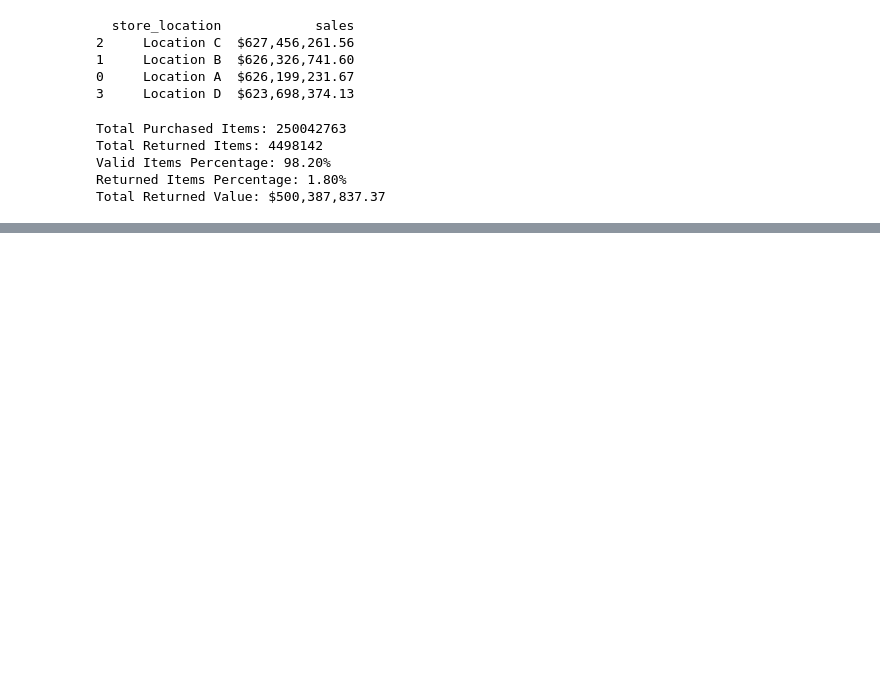
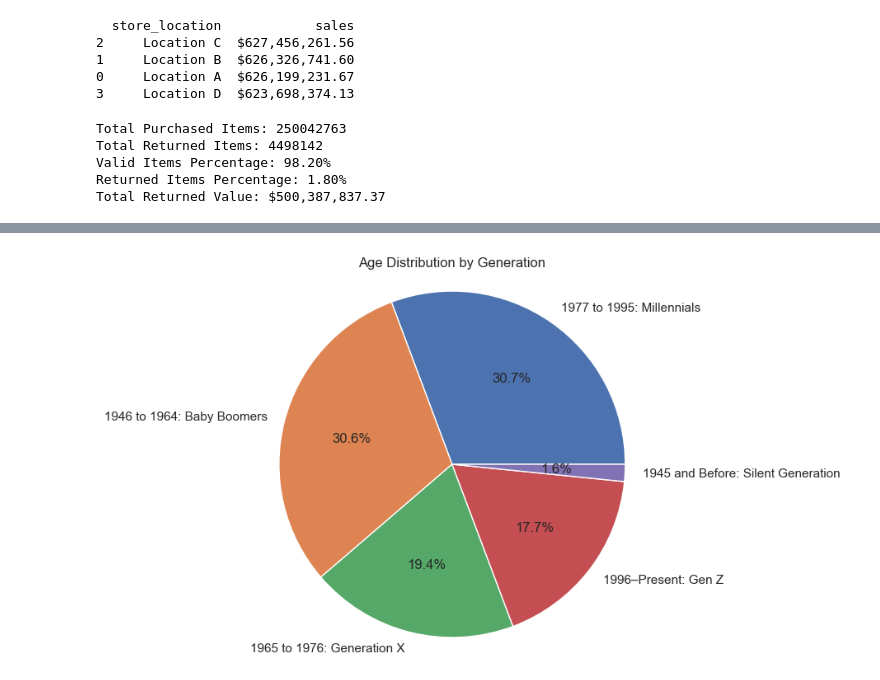
Before and after one commit to JReal10/Project_Moon, a Jupyter notebook: notebooks/exploratory.ipynb, the cells around one changed output, grey strips where cells are left out. Cells and saved outputs as stored; diff of their text form; code cells hidden in the pictures; blank space fills up the shorter version.

```diff
--- a/notebooks/exploratory.ipynb
+++ b/notebooks/exploratory.ipynb
@@ -203,0 +239,23 @@ Total Returned Value: $500,387,837.37
+# %%
+from datetime import datetime
+
+# Get the current year
+current_year = datetime.now().year
+
+# Assume you have a DataFrame 'customer_info_df' with an 'age' column
+def assign_generation(age):
+    birth_year = current_year - age
+    if birth_year <= 1945:
+        return '1945 and Before: Silent Generation'
+    elif 1946 <= birth_year <= 1964:
+        return '1946 to 1964: Baby Boomers'
+    elif 1965 <= birth_year <= 1976:
+        return '1965 to 1976: Generation X'
+    elif 1977 <= birth_year <= 1995:
+        return '1977 to 1995: Millennials'
+    elif birth_year >= 1996:
+        return '1996–Present: Gen Z'
+    else:
+        return 'Unknown'
+# %% [output]
+[figure, added]
```
Also changed, not shown: parts of 11 cells of this notebook.
